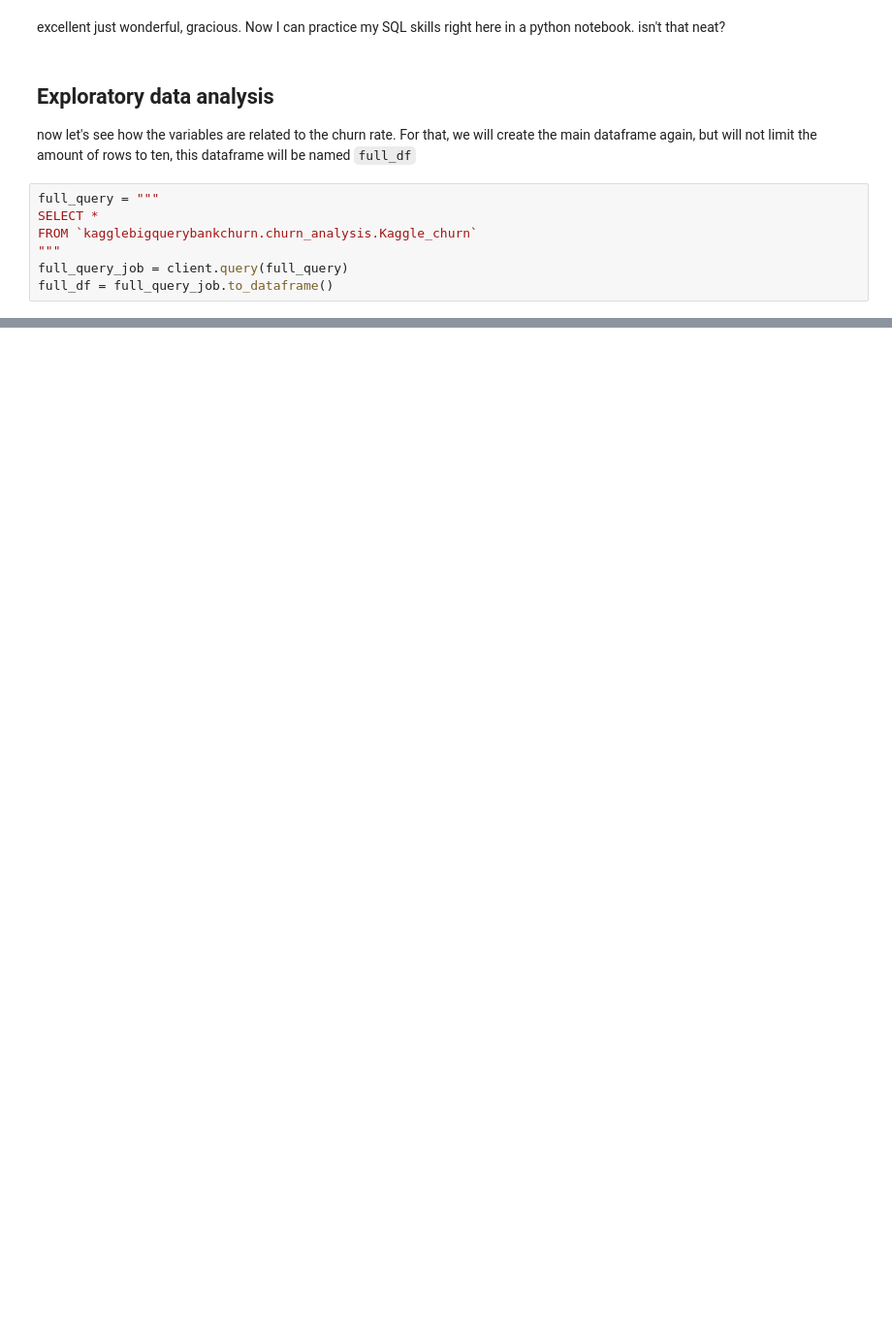
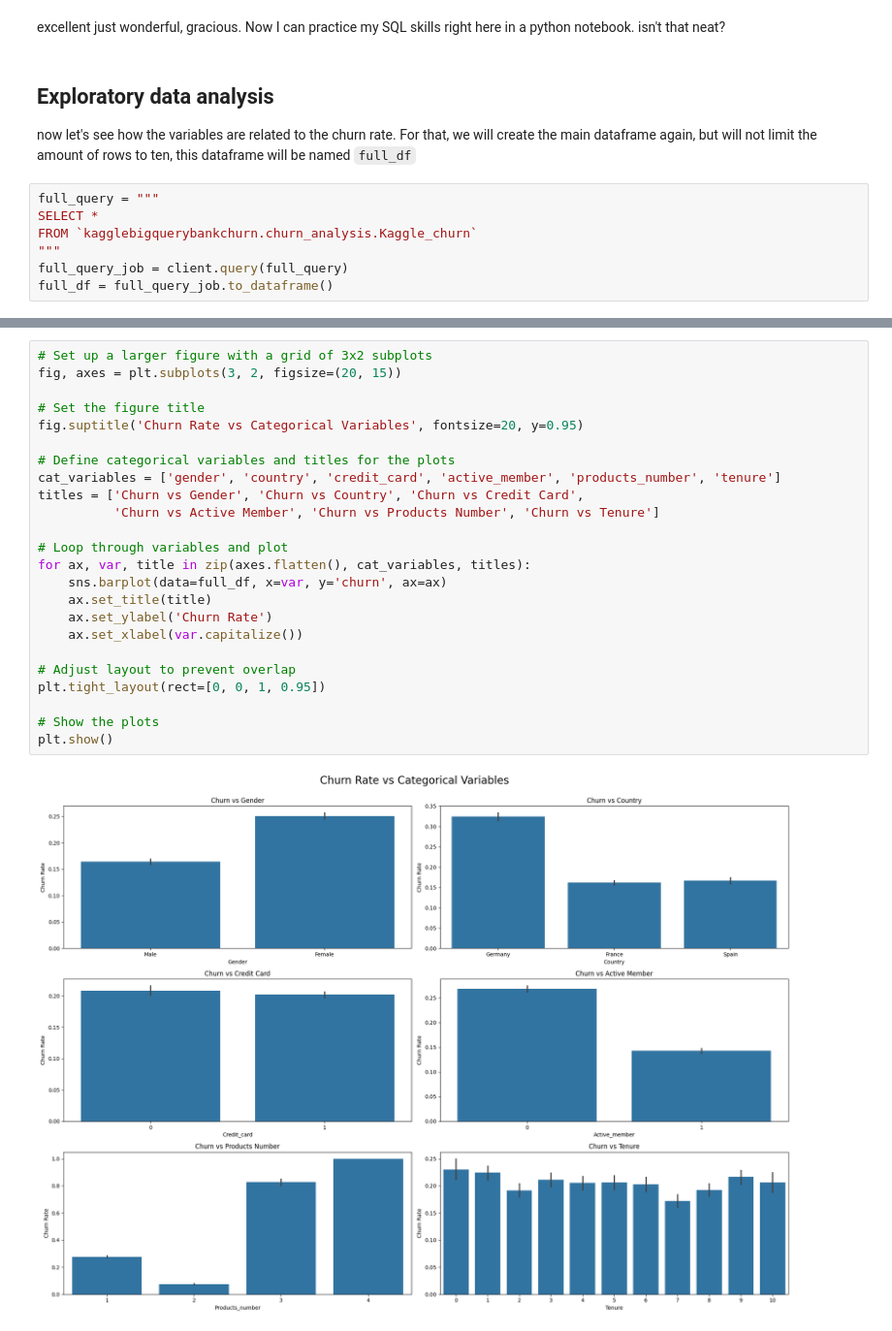
Before and after one commit to afbeltranr/ABCBankChurnRate, a Jupyter notebook: notebooks/ExploratoryDA.ipynb, the cells around one changed output, grey strips where cells are left out. Shown at 97% size. Saved outputs shown, nothing was run; the diff lists cells and outputs as text; blank space fills up the shorter version.

```diff
--- a/notebooks/ExploratoryDA.ipynb
+++ b/notebooks/ExploratoryDA.ipynb
@@ -205,0 +387,26 @@ sns.pairplot(full_df)
+# %%
+# Set up a larger figure with a grid of 3x2 subplots
+fig, axes = plt.subplots(3, 2, figsize=(20, 15))
+
+# Set the figure title
+fig.suptitle('Churn Rate vs Categorical Variables', fontsize=20, y=0.95)
+
+# Define categorical variables and titles for the plots
+cat_variables = ['gender', 'country', 'credit_card', 'active_member', 'products_number', 'tenure']
+titles = ['Churn vs Gender', 'Churn vs Country', 'Churn vs Credit Card',
+          'Churn vs Active Member', 'Churn vs Products Number', 'Churn vs Tenure']
+
+# Loop through variables and plot
+for ax, var, title in zip(axes.flatten(), cat_variables, titles):
+    sns.barplot(data=full_df, x=var, y='churn', ax=ax)
+    ax.set_title(title)
+    ax.set_ylabel('Churn Rate')
+    ax.set_xlabel(var.capitalize())
+
+# Adjust layout to prevent overlap
+plt.tight_layout(rect=[0, 0, 1, 0.95])
+
+# Show the plots
+plt.show()
+# %% [output]
+[figure, added]
```
Also changed, not shown: parts of 19 cells of this notebook.
